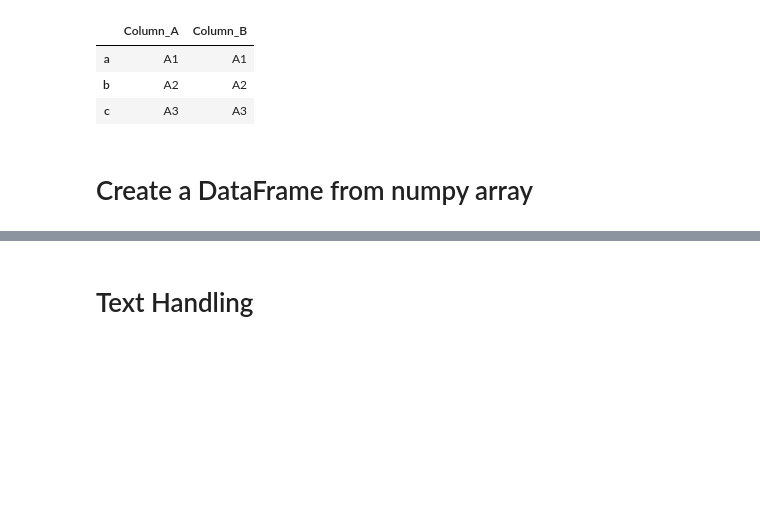
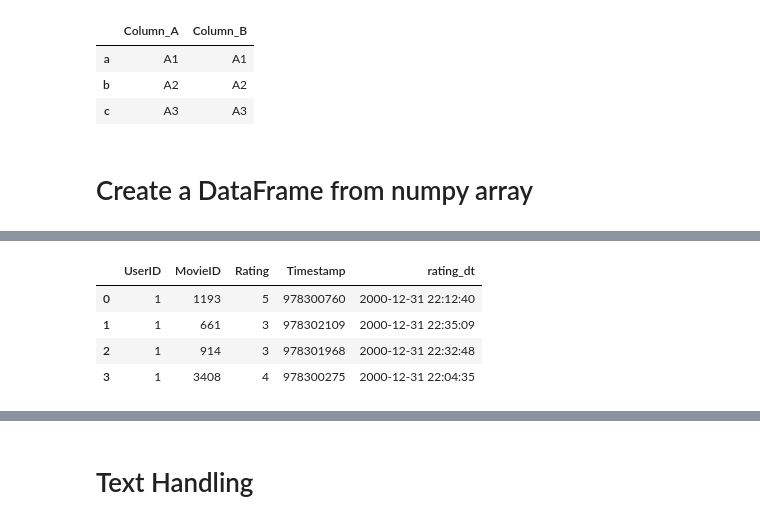
Before and after one commit to xingularity/PyCon-Taiwan-2017, a Jupyter notebook: Talk Slides.ipynb, the cells around one changed output, grey strips where cells are left out. Saved outputs shown, nothing was run; the diff lists cells and outputs as text; code cells hidden in the pictures; blank space fills up the shorter version.

```diff
--- a/Talk Slides.ipynb
+++ b/Talk Slides.ipynb
@@ -173 +107,15 @@ pd.DataFrame(np_array, columns=['Column_A', 'Column_B'])
+# %%
+import datetime as dt
+ratings_df = pd.read_csv("./ml-1m/ratings.dat"
+                         , sep='::'
+                         , header=None
+                         , names=["UserID", "MovieID", "Rating", "Timestamp"], engine='python')
+ratings_df['rating_dt'] = pd.to_datetime(ratings_df['Timestamp'],unit='s')
+ratings_df.ix[0:3]
+# %% [output]
+|  | UserID | MovieID | Rating | Timestamp | rating_dt |
+| 0 | 1 | 1193 | 5 | 978300760 | 2000-12-31 22:12:40 |
+| 1 | 1 | 661 | 3 | 978302109 | 2000-12-31 22:35:09 |
+| 2 | 1 | 914 | 3 | 978301968 | 2000-12-31 22:32:48 |
+| 3 | 1 | 3408 | 4 | 978300275 | 2000-12-31 22:04:35 |
 # %% [markdown]
```
Also changed, not shown: parts of 42 cells of this notebook.
